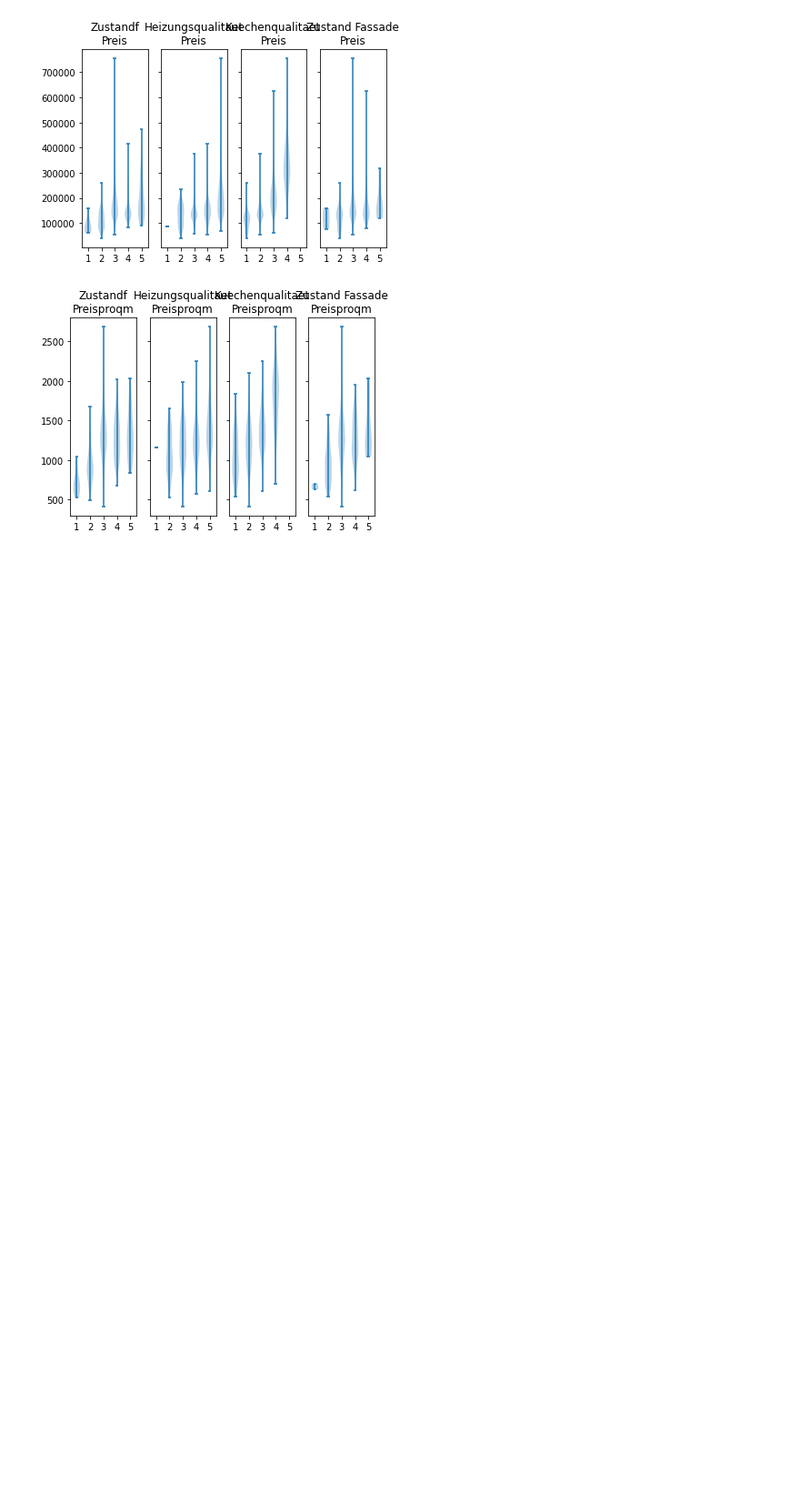
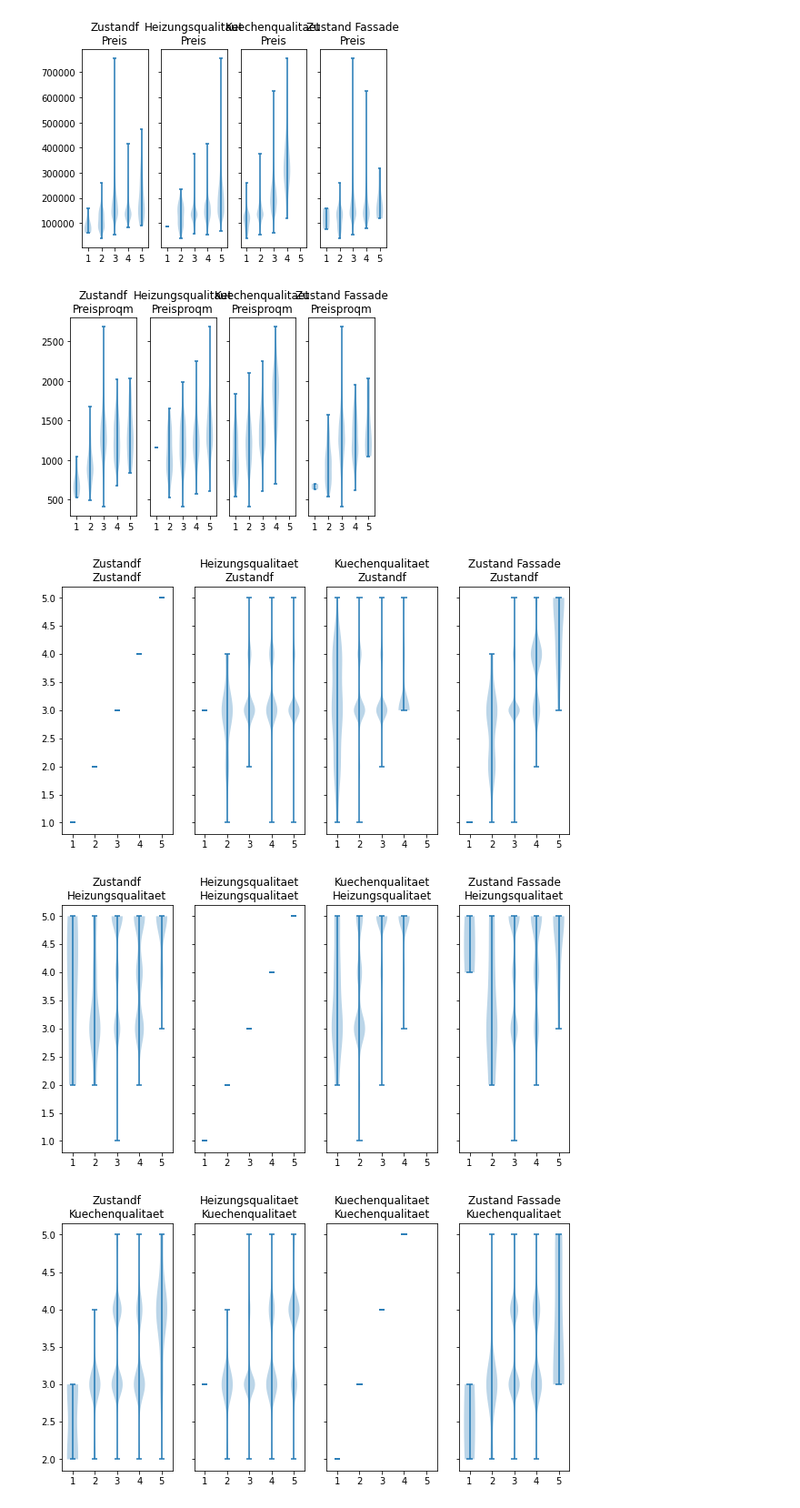
Before and after one commit to CrossField1973/DataScienceProject_01, a Jupyter notebook: housing_data.ipynb, the cells around one changed output. Shown at 91% size. Cells and saved outputs as stored; diff of their text form; code cells hidden in the pictures; blank space fills up the shorter version.

```diff
--- a/housing_data.ipynb
+++ b/housing_data.ipynb
@@ -244,3 +279,24 @@ for f in range(len(rows)):
 # %% [output]
 [figure]
 [figure]
+# %%
+# Schauen, ob und wie Qualitätskriterien miteinander in Beziehung stehen
+# UNTEN BESSER
+keys = ["Zustandf", "Heizungsqualitaet", "Kuechenqualitaet", "Zustand Fassade"]
+rows = ["Zustandf", "Heizungsqualitaet", "Kuechenqualitaet", "Zustand Fassade"]
+
+for f in range(len(rows)):
+    fig, axs = plt.subplots(1, len(keys), sharex=True, sharey=True, figsize=(10,5))
+    for x in range(len(keys)):
+        quality = np.sort(housing_data[keys[x]].unique())
+        data = [None]*len(quality)
+        for i in range(len(quality)):
+            data[i] = housing_data[housing_data[keys[x]] == quality[i]][rows[f]]
+        axs[x].violinplot(data)
+        axs[x].set_title(str(keys[x] + "\n" + rows[f]))
+        axs[x].set_xticks([1,2,3,4,5])
+    plt.show()
+# %% [output]
+[figure, added]
+[figure, added]
+[figure, added]
```
Also changed, not shown: parts of 8 cells of this notebook, 1 other file.
